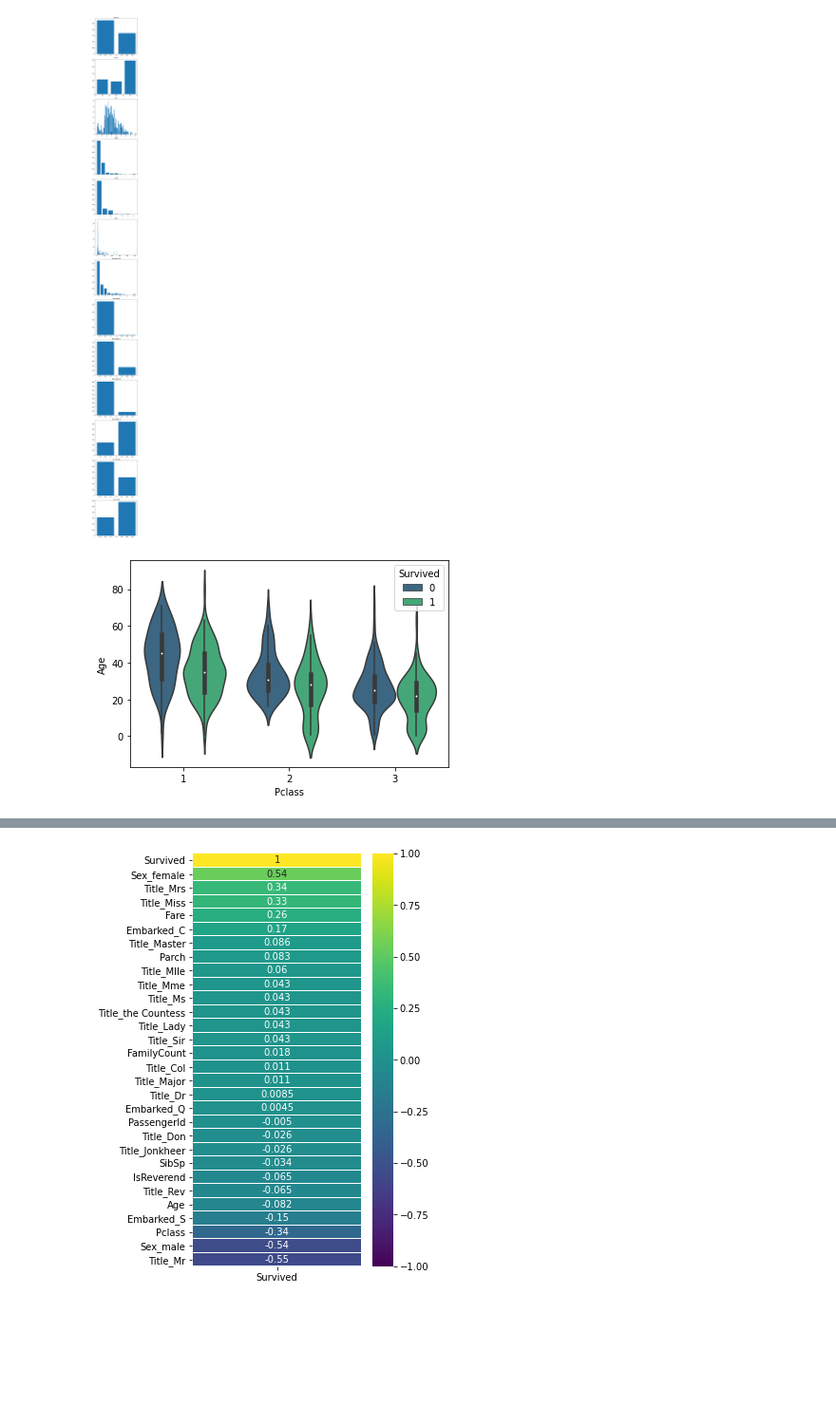
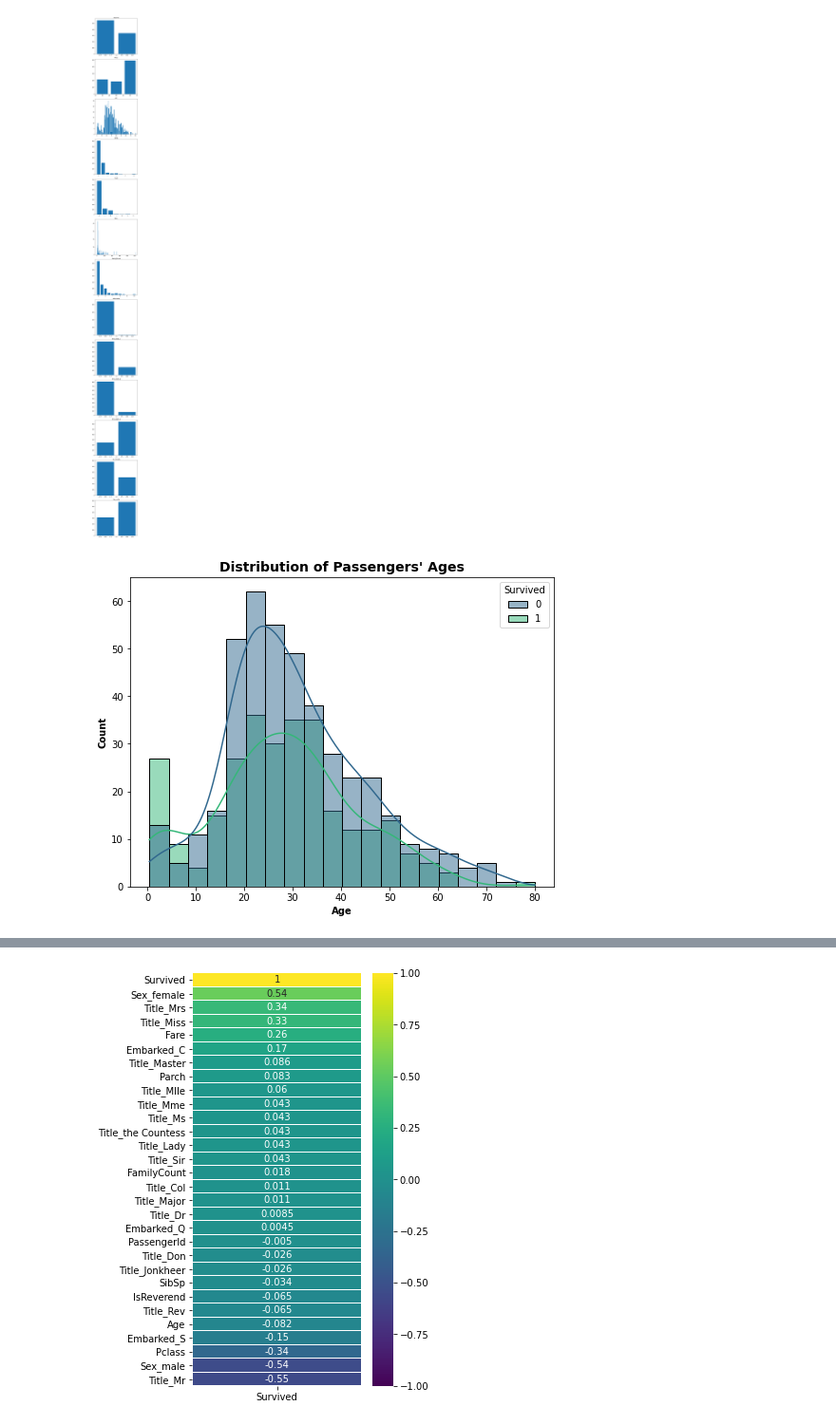
Before and after one commit to maryschindler/DSI_exercises, a Jupyter notebook: 2_01_Titanic/Titanic_revisited.ipynb, the cells around one changed output, grey strips where cells are left out. Shown: that part at 95% size. Drawn from its saved outputs; the diff is of its cells as text; code cells hidden in the pictures; blank space fills up the shorter version.

```diff
--- a/2_01_Titanic/Titanic_revisited.ipynb
+++ b/2_01_Titanic/Titanic_revisited.ipynb
@@ -325,11 +325,24 @@ for i, column in enumerate(plot_columns):
 fig.tight_layout();
 # %% [output]
 [figure]
-# %%
-#more complex charts below:
-sns.violinplot(x = df['Pclass'],
-               y = df['Age'],
-               hue = df['Survived'],
-               palette = 'viridis');
-# %% [output]
-[figure, removed]
+# %%
+#more complex charts below:
+plt.figure(figsize = (8, 6))
+
+plt.title("Distribution of Passengers' Ages",
+          fontsize = 14,
+          fontweight = 'bold')
+
+sns.histplot(data = df,
+             x = 'Age',
+             hue = 'Survived',
+             palette = 'viridis',
+             kde = True)
+
+plt.xlabel('Age',
+           fontweight = 'bold')
+
+plt.ylabel('Count',
+           fontweight = 'bold');
+# %% [output]
+[figure, added]
```
Also changed, not shown: parts of 9 cells of this notebook.
